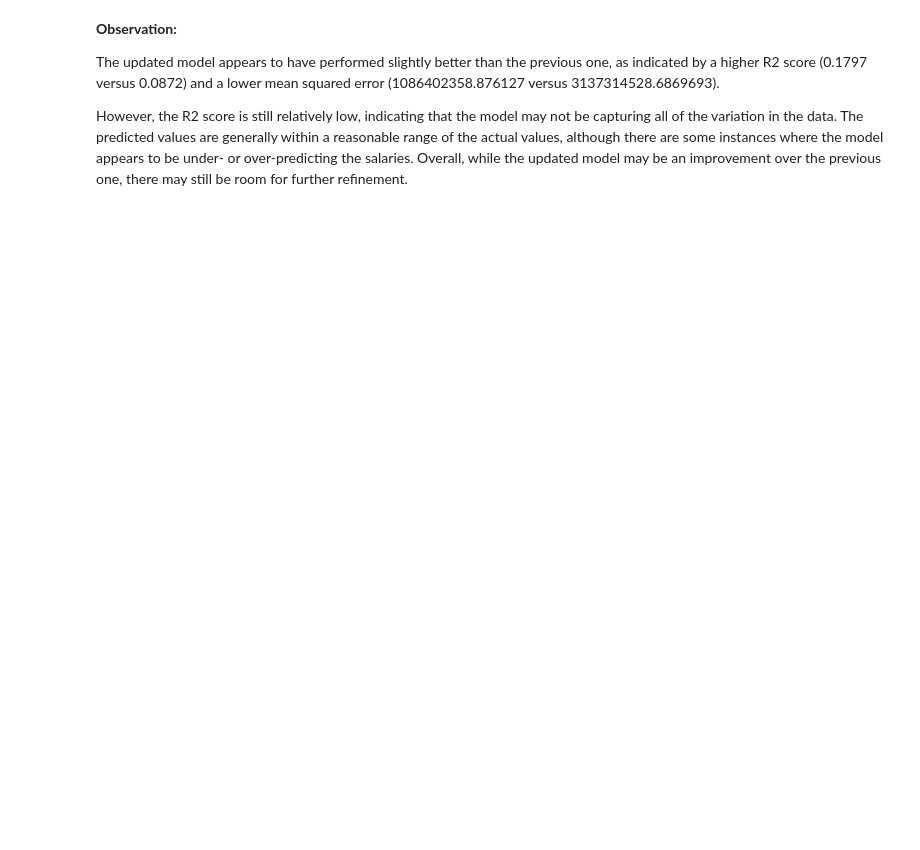
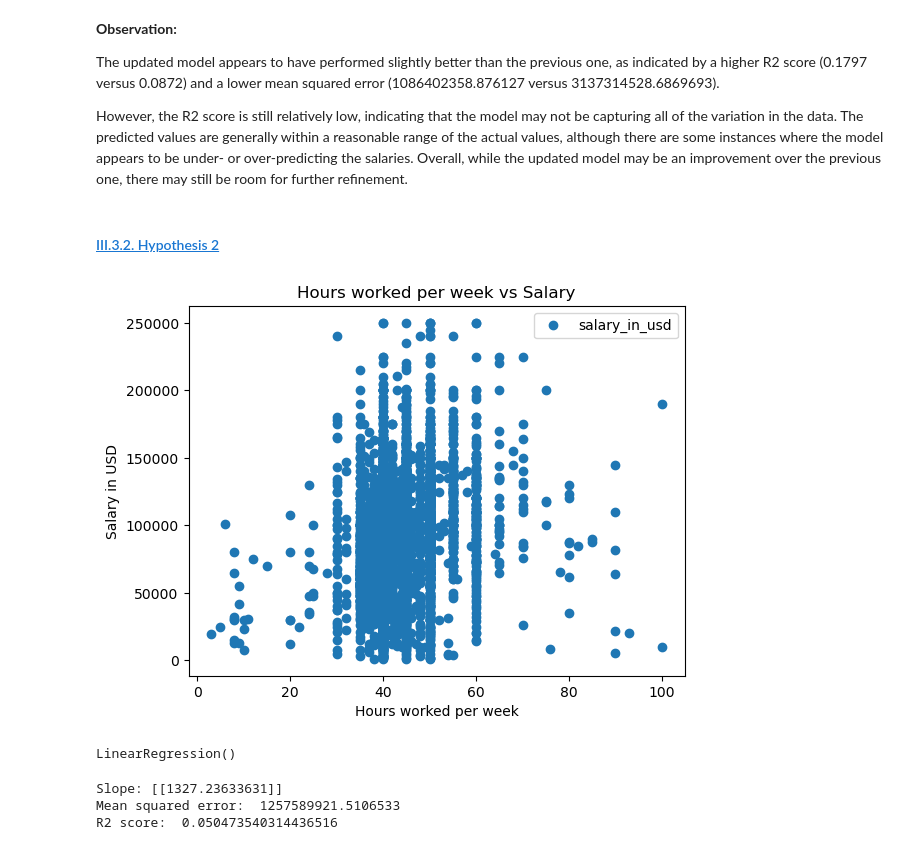
Before and after one commit to goghcore/2021-data-salary-data-analysis, a Jupyter notebook: python-scripts/04-supervised-machine-learning-regression.ipynb, the cells around one changed output. Drawn from its saved outputs; the diff is of its cells as text; code cells hidden in the pictures; blank space fills up the shorter version.

```diff
--- a/python-scripts/04-supervised-machine-learning-regression.ipynb
+++ b/python-scripts/04-supervised-machine-learning-regression.ipynb
@@ -377,3 +530,14 @@ data.head(30)
 The updated model appears to have performed slightly better than the previous one, as indicated by a higher R2 score (0.1797 versus 0.0872) and a lower mean squared error (1086402358.876127 versus 3137314528.6869693).
 
 However, the R2 score is still relatively low, indicating that the model may not be capturing all of the variation in the data. The predicted values are generally within a reasonable range of the actual values, although there are some instances where the model appears to be under- or over-predicting the salaries. Overall, while the updated model may be an improvement over the previous one, there may still be room for further refinement.
+# %% [markdown]
+#### <a id='toc1_4_3_2_'></a>[III.3.2. Hypothesis 2](#toc0_)
+# %%
+# check scatterplot wihtout outliers
+df_test.plot(x = 'hours_worked_per_week', y='salary_in_usd',style='o')
+plt.title('Hours worked per week vs Salary')
+plt.xlabel('Hours worked per week')
+plt.ylabel('Salary in USD')
+plt.show()
+# %% [output]
+[figure, added]
@@ -379,0 +550,6 @@ However, the R2 score is still relatively low, indicating that the model may not
+# %%
+# run and fit the regression
+regression_4 = LinearRegression()
+regression_4.fit(X_train_4, y_train_4)
+# %% [output]
+LinearRegression()
@@ -379,0 +562,8 @@ However, the R2 score is still relatively low, indicating that the model may not
+# %%
+print('Slope:' ,regression_4.coef_)
+print('Mean squared error: ', rmse_4)
+print('R2 score: ', r2_4)
+# %% [output]
+Slope: [[1327.23633631]]
+Mean squared error:  1257589921.5106533
+R2 score:  0.050473540314436516
```
Also changed, not shown: parts of 48 cells of this notebook.
